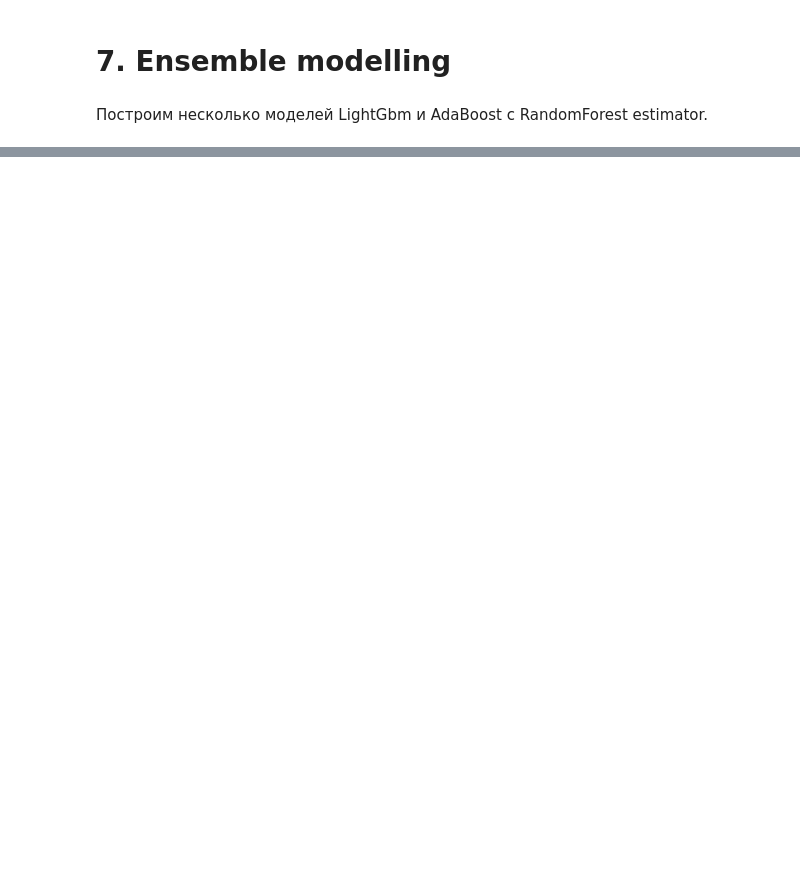
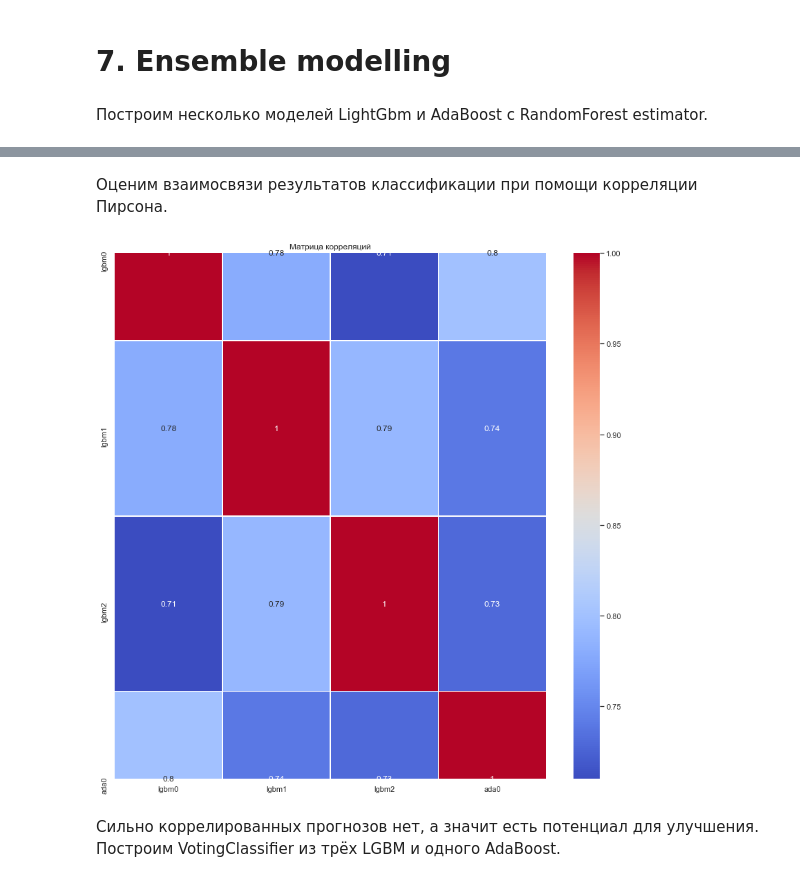
Before and after one commit to doksketch/to-give-or-not-to-give, a Jupyter notebook: credit_scoring.ipynb, the cells around one changed output, grey strips where cells are left out. Drawn from its saved outputs; the diff is of its cells as text; code cells hidden in the pictures; blank space fills up the shorter version.

```diff
--- a/credit_scoring.ipynb
+++ b/credit_scoring.ipynb
@@ -1182,0 +1369,5 @@ with open('ada.pickle', 'wb') as f:
+# %%
+lgbm0 = pd.Series(model_lightgbm0.predict(X), name='lgbm0')
+lgbm1 = pd.Series(model1_lightgbm.predict(X), name='lgbm1')
+lgbm2 = pd.Series(model2_lightgbm.predict(X), name='lgbm2')
+ada0 = pd.Series(ada.predict(X), name='ada0')
@@ -1182,0 +1376,11 @@ with open('ada.pickle', 'wb') as f:
+# %%
+ensemble_results = pd.concat([lgbm0, lgbm1, lgbm2, ada0], axis=1)
+# %% [markdown]
+Оценим взаимосвязи результатов классификации при помощи корреляции Пирсона.
+# %%
+cor_plot(ensemble_results, method='pearson')
+# %% [output]
+[figure, added]
+# %% [markdown]
+Сильно коррелированных прогнозов нет, а значит есть потенциал для улучшения. Построим VotingClassifier из трёх LGBM и одного
+AdaBoost.
```
Also changed, not shown: parts of 39 cells of this notebook.
